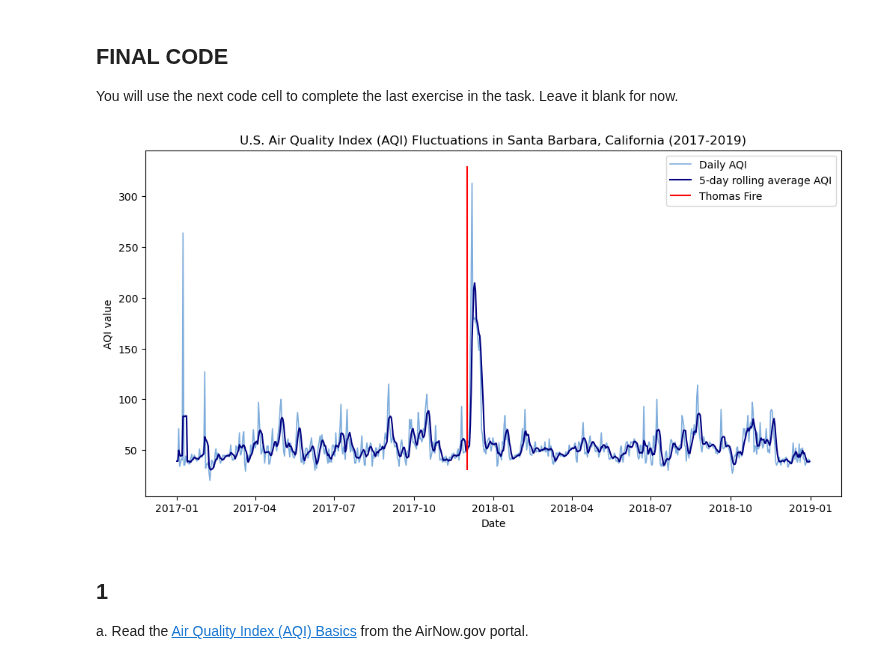
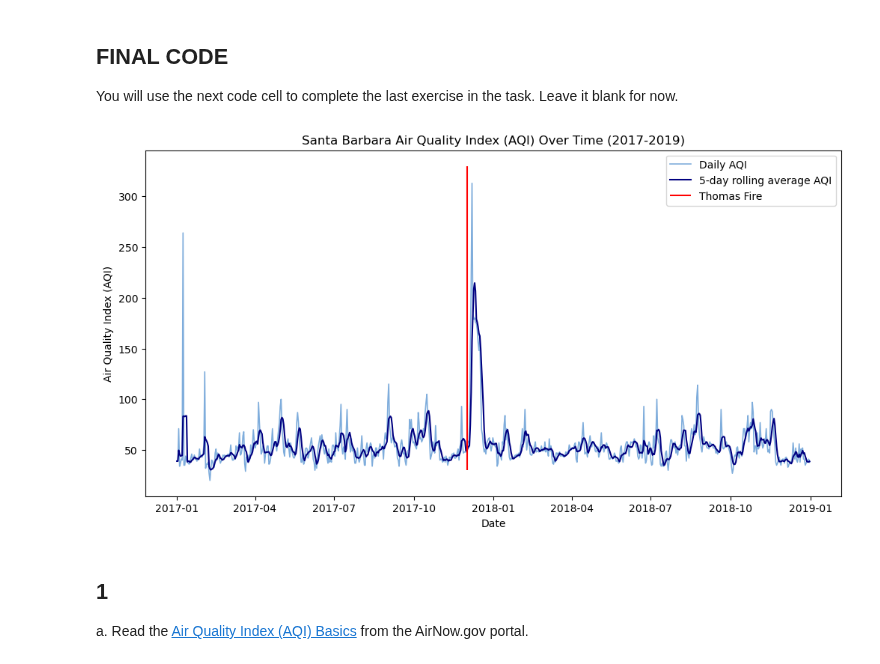
Before and after one commit to avarobillard/eds220-hwk2, a Jupyter notebook: task3/hwk2-task3-aqi.ipynb, the cells around one changed output. Cells and saved outputs as stored; diff of their text form; code cells hidden in the pictures.

```diff
--- a/task3/hwk2-task3-aqi.ipynb
+++ b/task3/hwk2-task3-aqi.ipynb
@@ -56,38 +56,38 @@ aqi_sb = aqi[aqi['county_name'] == 'Santa Barbara'].drop(columns = ['state_name'
 
 # Convert date column to timestamps
 aqi_sb.date = pd.to_datetime(aqi_sb.date)
 
 # Set the date column as the index of the data frame
 aqi_sb = aqi_sb.set_index('date')
 
 # Calculate rolling average of AQI over 5 day windows and store in column 'five_day_average'
 aqi_sb['five_day_average'] = aqi_sb['aqi'].rolling('5D').mean()
 
 
 # Create plot
 fig, ax = plt.subplots(figsize = (12,6))
 
-# Daily AQI line
+# Add daily AQI line
 ax.plot(aqi_sb.index, aqi_sb['aqi'], color = '#7FADDC', linewidth = 1.2, label = "Daily AQI")
 
-# Rolling average AQI line
+# Add rolling average AQI line
 ax.plot(aqi_sb.index, aqi_sb['five_day_average'], color = '#000080', linewidth = 1.5, label = "5-day rolling average AQI")
 
 # Label axes and title
-ax.set(xlabel = 'Date', ylabel = 'AQI value',
-      title = 'U.S. Air Quality Index (AQI) Fluctuations in Santa Barbara, California (2017-2019)')
+ax.set(xlabel = 'Date', ylabel = 'Air Quality Index (AQI)',
+      title = 'Santa Barbara Air Quality Index (AQI) Over Time (2017-2019)')
 
 # Create vertical line to label Thomas Fire
 fire_date = pd.to_datetime('2017-12')
 
 ax.vlines(x = fire_date, ymin = 30, ymax = 330, color = 'red', label = "Thomas Fire")
 
 # Add legend
 ax.legend()
 
 plt.show()
 # %% [output]
-[figure, old version]
+[figure, new version]
 # %% [markdown]
 ## 1
 
```
Also changed, not shown: 1 other file.
